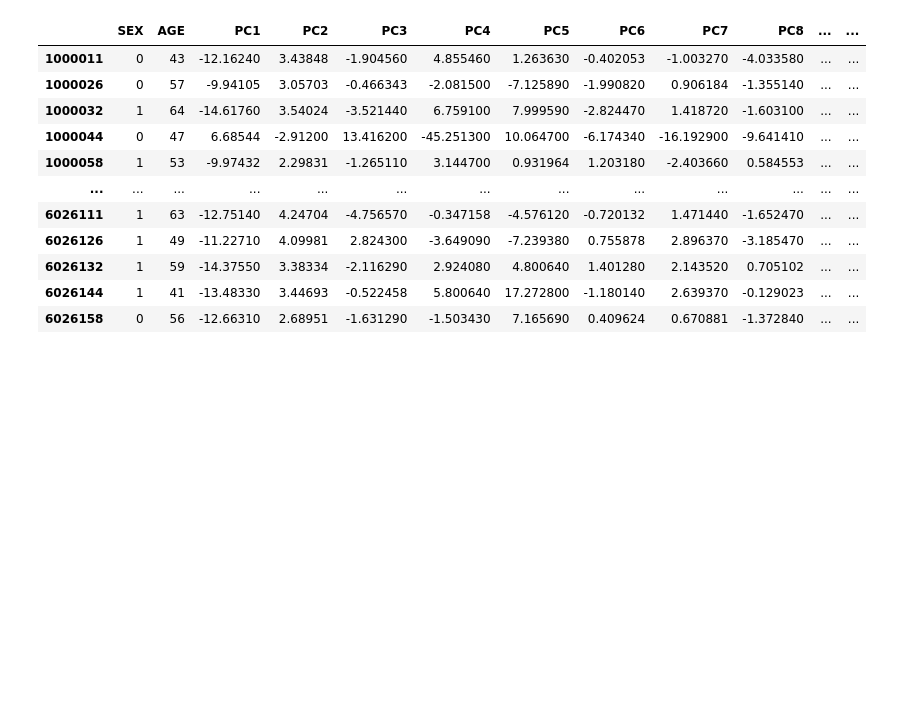
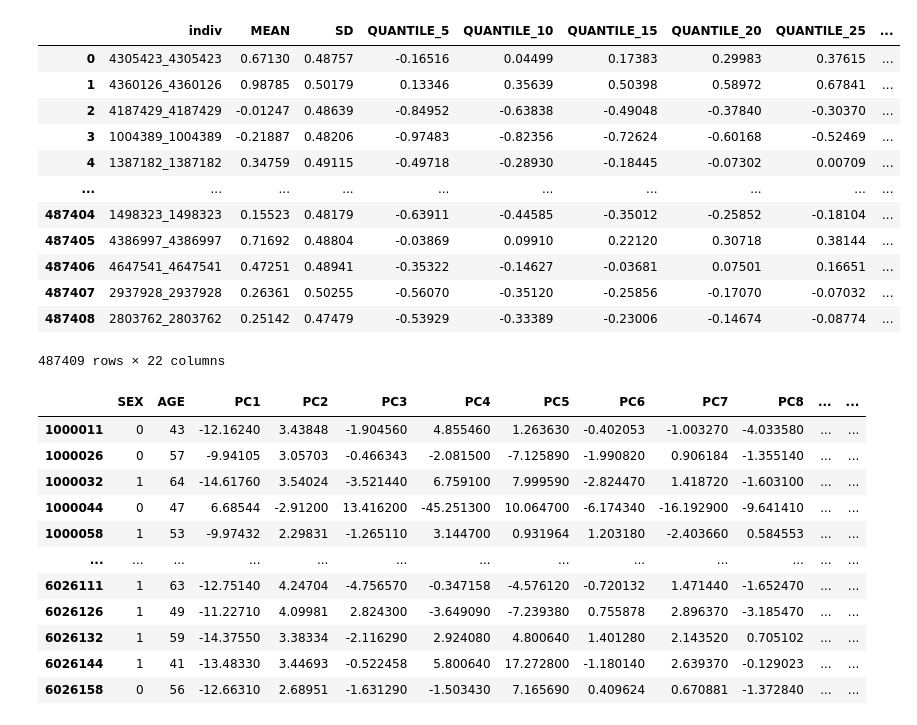
Before and after one commit to KangchengHou/calpred-manuscript, a Jupyter notebook: notebooks/evaluate-real.ipynb, the cells around one changed output. Cells and saved outputs as stored; diff of their text form; code cells hidden in the pictures; blank space fills up the shorter version.

```diff
--- a/notebooks/evaluate-real.ipynb
+++ b/notebooks/evaluate-real.ipynb
@@ -23,0 +19,16 @@ df_info = df_info.dropna(subset=[trait, "MEAN"])
+# %%
+df_prs
+# %% [output]
+|  | indiv | MEAN | SD | QUANTILE_5 | QUANTILE_10 | QUANTILE_15 | QUANTILE_20 | QUANTILE_25 | ... |
+| 0 | 4305423_4305423 | 0.67130 | 0.48757 | -0.16516 | 0.04499 | 0.17383 | 0.29983 | 0.37615 | ... |
+| 1 | 4360126_4360126 | 0.98785 | 0.50179 | 0.13346 | 0.35639 | 0.50398 | 0.58972 | 0.67841 | ... |
+| 2 | 4187429_4187429 | -0.01247 | 0.48639 | -0.84952 | -0.63838 | -0.49048 | -0.37840 | -0.30370 | ... |
+| 3 | 1004389_1004389 | -0.21887 | 0.48206 | -0.97483 | -0.82356 | -0.72624 | -0.60168 | -0.52469 | ... |
+| 4 | 1387182_1387182 | 0.34759 | 0.49115 | -0.49718 | -0.28930 | -0.18445 | -0.07302 | 0.00709 | ... |
+| ... | ... | ... | ... | ... | ... | ... | ... | ... | ... |
+| 487404 | 1498323_1498323 | 0.15523 | 0.48179 | -0.63911 | -0.44585 | -0.35012 | -0.25852 | -0.18104 | ... |
+| 487405 | 4386997_4386997 | 0.71692 | 0.48804 | -0.03869 | 0.09910 | 0.22120 | 0.30718 | 0.38144 | ... |
+| 487406 | 4647541_4647541 | 0.47251 | 0.48941 | -0.35322 | -0.14627 | -0.03681 | 0.07501 | 0.16651 | ... |
+| 487407 | 2937928_2937928 | 0.26361 | 0.50255 | -0.56070 | -0.35120 | -0.25856 | -0.17070 | -0.07032 | ... |
+| 487408 | 2803762_2803762 | 0.25142 | 0.47479 | -0.53929 | -0.33389 | -0.23006 | -0.14674 | -0.08774 | ... |
+487409 rows × 22 columns
```
Also changed, not shown: parts of 3 cells of this notebook, 1 other file.
